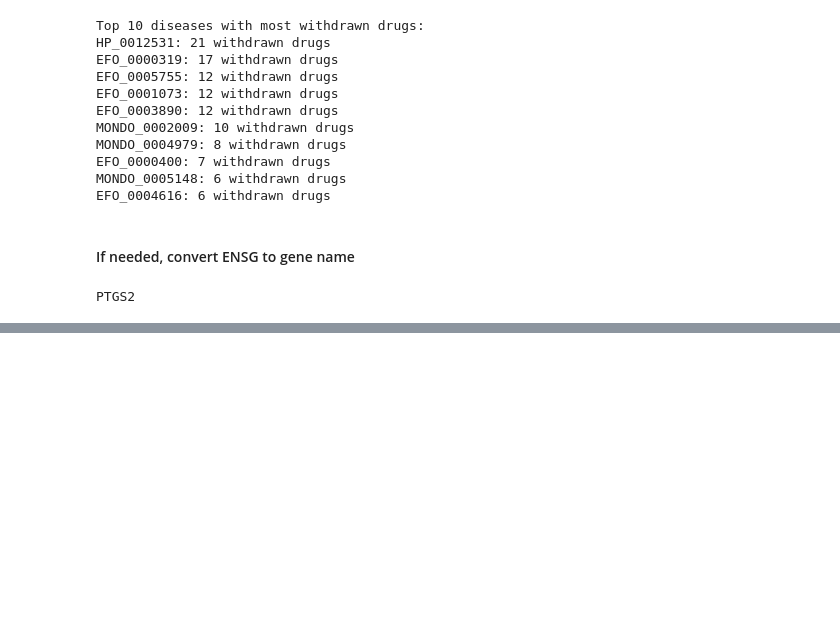
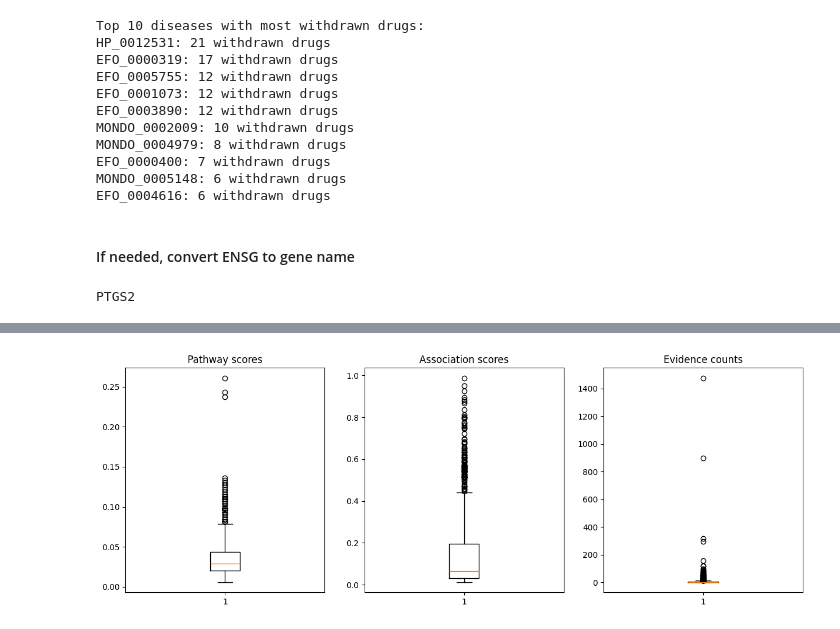
Before and after one commit to jedrzejkubica/targets-from-pathways, a Jupyter notebook: validation/validation.ipynb, the cells around one changed output, grey strips where cells are left out. Drawn from its saved outputs; the diff is of its cells as text; code cells hidden in the pictures; blank space fills up the shorter version.

```diff
--- a/validation/validation.ipynb
+++ b/validation/validation.ipynb
@@ -294,0 +395,22 @@ Gene ABCC1 (ENSG00000103222) has 0 drugs associated with HP_0012531
+# %%
+scores_sorted = []
+associations_sorted = []
+evidence_sorted = []
+
+for gene in gene2score:
+    if gene not in gene_name2ENSG:
+        print(f"{gene} not found in gene_name2ENSG, skipping it")
+        continue
+    ENSG = gene_name2ENSG[gene]
+
+    if ENSG not in ENSG2association:
+        print(f"{ENSG} has no association with {DISEASE}")
+        continue
+
+    scores_sorted.append(gene2score[gene])
+    associations_sorted.append(ENSG2association[ENSG])
+    evidence_sorted.append(ENSG2evidence[ENSG])
+
+assert len(associations_sorted) == len(evidence_sorted) == len(scores_sorted)
+
+print(f"{len(scores_sorted)} genes have associations with {DISEASE}")
@@ -294,0 +461,16 @@ Gene ABCC1 (ENSG00000103222) has 0 drugs associated with HP_0012531
+# %%
+# 3 boxplots of scores_sorted, associations_sorted and evidence_sorted
+matplotlib.pyplot.figure(figsize=(15, 5))
+matplotlib.pyplot.subplot(1, 3, 1)
+matplotlib.pyplot.boxplot(scores_sorted)
+matplotlib.pyplot.title("Pathway scores")
+matplotlib.pyplot.subplot(1, 3, 2)
+matplotlib.pyplot.boxplot(associations_sorted)
+matplotlib.pyplot.title("Association scores")
+matplotlib.pyplot.subplot(1, 3, 3)
+matplotlib.pyplot.boxplot(evidence_sorted)
+matplotlib.pyplot.title("Evidence counts")
+
+matplotlib.pyplot.savefig(f"{GENE}-{DISEASE}/scores-associations-evidence-box.png")
+# %% [output]
+[figure, added]
```
Also changed, not shown: parts of 15 cells of this notebook.
